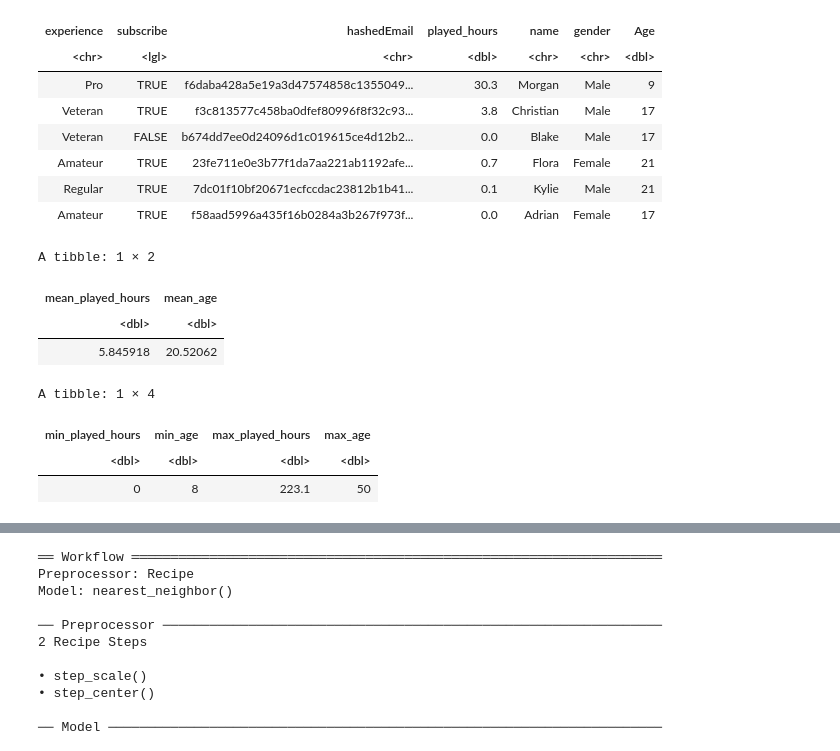
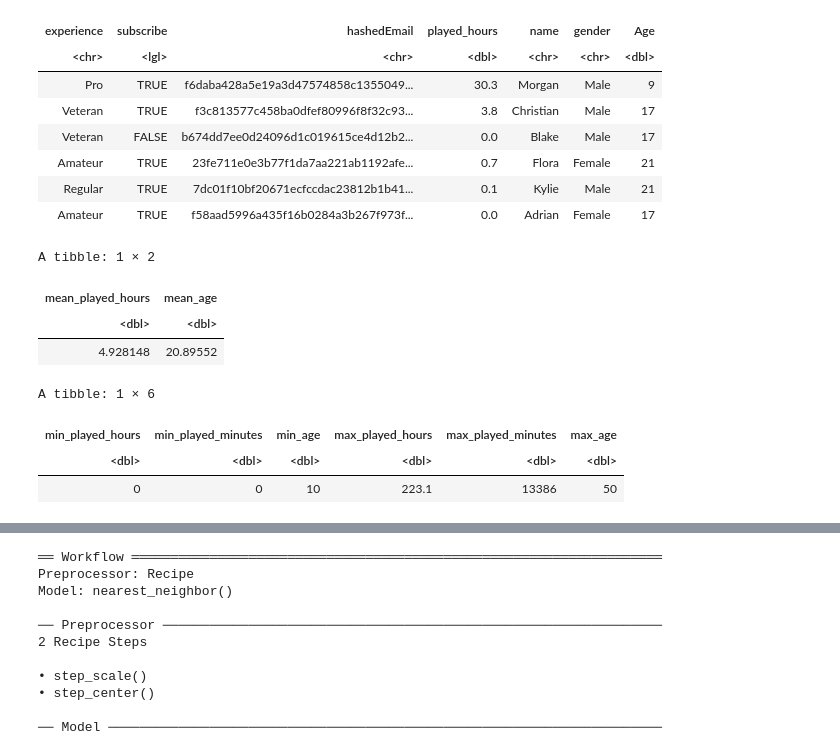
Before and after one commit to vghappy/minecraft_gameplay, a Jupyter notebook: Group Project.ipynb, the cells around one changed output, grey strips where cells are left out. Saved outputs shown, nothing was run; the diff lists cells and outputs as text; code cells hidden in the pictures.

```diff
--- a/Group Project.ipynb
+++ b/Group Project.ipynb
@@ -98,26 +105,31 @@ A tibble: 6 × 7
 | Regular | TRUE | 7dc01f10bf20671ecfccdac23812b1b41... | 0.1 | Kylie | Male | 21 |
 | Amateur | TRUE | f58aad5996a435f16b0284a3b267f973f... | 0.0 | Adrian | Female | 17 |
 # %%
-mean_values<- players|>
+mean_values<- players_train|>
 summarise(
     mean_played_hours= mean(played_hours, na.rm=TRUE),
-    mean_age= mean(Age, na.rm=TRUE),)
+    mean_age= mean(Age, na.rm=TRUE))
 mean_values
 
-Summary_statistics_players<- players|>
+players_train <- players_train|>
+mutate(played_minutes= (played_hours*60))
+
+Summary_statistics_players <- players_train|>
 summarise(
     min_played_hours= min(played_hours, na.rm=TRUE),
+    min_played_minutes= min(played_minutes, na.rm=TRUE),
     min_age= min(Age, na.rm=TRUE),
     max_played_hours= max(played_hours, na.rm=TRUE),
-    max_age= max(Age, na.rm=TRUE))
+    max_played_minutes=max(played_minutes, na.rm=TRUE),
+   max_age= max(Age, na.rm=TRUE))
 Summary_statistics_players
 # %% [output]
 A tibble: 1 × 2
 | mean_played_hours | mean_age |
 | <dbl> | <dbl> |
-| 5.845918 | 20.52062 |
+| 4.928148 | 20.89552 |
-A tibble: 1 × 4
+A tibble: 1 × 6
-| min_played_hours | min_age | max_played_hours | max_age |
-| <dbl> | <dbl> | <dbl> | <dbl> |
-| 0 | 8 | 223.1 | 50 |
+| min_played_hours | min_played_minutes | min_age | max_played_hours | max_played_minutes | max_age |
+| <dbl> | <dbl> | <dbl> | <dbl> | <dbl> | <dbl> |
+| 0 | 0 | 10 | 223.1 | 13386 | 50 |
 # %%
```
Also changed, not shown: parts of 9 cells of this notebook.
